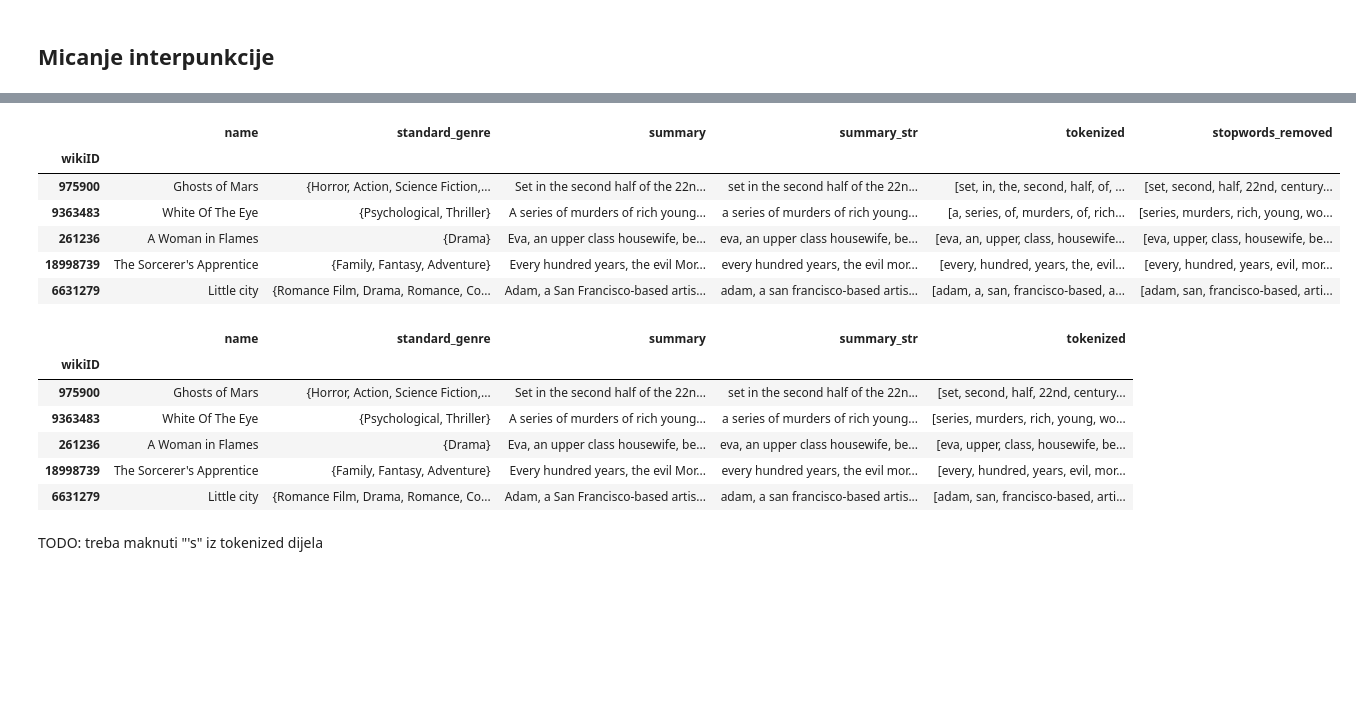
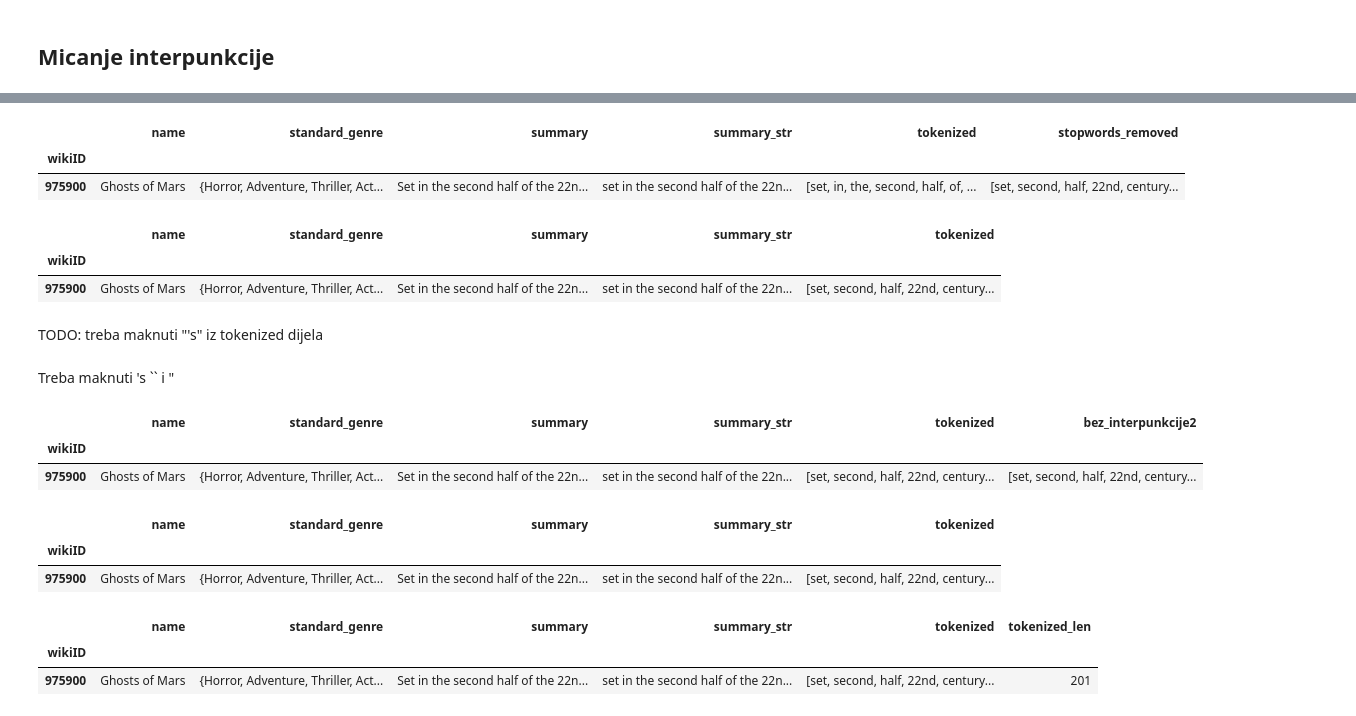
Before and after one commit to stjepanp/Strojno-Jataci, a Jupyter notebook: Plot summaries exploration.ipynb, the cells around one changed output, grey strips where cells are left out. Saved outputs shown, nothing was run; the diff lists cells and outputs as text; code cells hidden in the pictures; blank space fills up the shorter version.

```diff
--- a/Plot summaries exploration.ipynb
+++ b/Plot summaries exploration.ipynb
@@ -44,4 +44,4 @@ import numpy as np
 import matplotlib.pyplot as plt
 %matplotlib inline
 
-data = pd.read_pickle('data.pkl')
+data = pd.read_pickle('movie_metadata.pkl')
@@ -153,6 +151,4 @@ Ibrahim
 # %%
-data = data
-
 pd.set_option('display.max_colwidth', 1000)
 data['summary_str'] = [' '.join(map(str, word)) for word in data['no_contract']]
 
@@ -207,10 +195,10 @@ data.head()
 # %%
 import string
 
-data['summary_str'] = data['tokenized'].apply(
+data['bez_interpunkcije'] = data['tokenized'].apply(
     lambda x: [word for word in x if word not in string.punctuation])
 
-data.head()
+data.head()[:1]
 # %% [output]
 |  | name | standard_genre | summary | summary_str | tokenized | bez_interpunkcije |
 | wikiID |  |  |  |  |  |  |
@@ -235,31 +215,51 @@ data.head()
 # %%
 from nltk.corpus import stopwords, wordnet
 from nltk.stem import WordNetLemmatizer
 
 stop_words = set(stopwords.words('english'))
 data['stopwords_removed'] = data['tokenized'].apply(lambda x: [word for word in x if word not in stop_words])
 
-data.head()
+data.head()[:1]
 # %% [output]
 |  | name | standard_genre | summary | summary_str | tokenized | stopwords_removed |
 | wikiID |  |  |  |  |  |  |
-| 975900 | Ghosts of Mars | {Horror, Action, Science Fiction,... | Set in the second half of the 22n... | set in the second half of the 22n... | [set, in, the, second, half, of, ... | [set, second, half, 22nd, century... |
-| 9363483 | White Of The Eye | {Psychological, Thriller} | A series of murders of rich young... | a series of murders of rich young... | [a, series, of, murders, of, rich... | [series, murders, rich, young, wo... |
-| 261236 | A Woman in Flames | {Drama} | Eva, an upper class housewife, be... | eva, an upper class housewife, be... | [eva, an, upper, class, housewife... | [eva, upper, class, housewife, be... |
-| 18998739 | The Sorcerer's Apprentice | {Family, Fantasy, Adventure} | Every hundred years, the evil Mor... | every hundred years, the evil mor... | [every, hundred, years, the, evil... | [every, hundred, years, evil, mor... |
-| 6631279 | Little city | {Romance Film, Drama, Romance, Co... | Adam, a San Francisco-based artis... | adam, a san francisco-based artis... | [adam, a, san, francisco-based, a... | [adam, san, francisco-based, arti... |
+| 975900 | Ghosts of Mars | {Horror, Adventure, Thriller, Act... | Set in the second half of the 22n... | set in the second half of the 22n... | [set, in, the, second, half, of, ... | [set, second, half, 22nd, century... |
 # %%
 data['tokenized'] = data['stopwords_removed']
 data = data.drop(columns=['stopwords_removed'])
 
-data.head()
+data.head()[:1]
 # %% [output]
 |  | name | standard_genre | summary | summary_str | tokenized |
 | wikiID |  |  |  |  |  |
-| 975900 | Ghosts of Mars | {Horror, Action, Science Fiction,... | Set in the second half of the 22n... | set in the second half of the 22n... | [set, second, half, 22nd, century... |
-| 9363483 | White Of The Eye | {Psychological, Thriller} | A series of murders of rich young... | a series of murders of rich young... | [series, murders, rich, young, wo... |
-| 261236 | A Woman in Flames | {Drama} | Eva, an upper class housewife, be... | eva, an upper class housewife, be... | [eva, upper, class, housewife, be... |
-| 18998739 | The Sorcerer's Apprentice | {Family, Fantasy, Adventure} | Every hundred years, the evil Mor... | every hundred years, the evil mor... | [every, hundred, years, evil, mor... |
-| 6631279 | Little city | {Romance Film, Drama, Romance, Co... | Adam, a San Francisco-based artis... | adam, a san francisco-based artis... | [adam, san, francisco-based, arti... |
+| 975900 | Ghosts of Mars | {Horror, Adventure, Thriller, Act... | Set in the second half of the 22n... | set in the second half of the 22n... | [set, second, half, 22nd, century... |
 # %% [markdown]
 TODO: treba maknuti "'s" iz tokenized dijela
+# %% [markdown]
+Treba maknuti 's `` i "
+# %%
+data['bez_interpunkcije2'] = data['tokenized'].apply(
+    lambda x: [word for word in x if word not in {"'s", "``", "''"}])
+
+data.head()[:1]
+# %% [output]
+|  | name | standard_genre | summary | summary_str | tokenized | bez_interpunkcije2 |
+| wikiID |  |  |  |  |  |  |
+| 975900 | Ghosts of Mars | {Horror, Adventure, Thriller, Act... | Set in the second half of the 22n... | set in the second half of the 22n... | [set, second, half, 22nd, century... | [set, second, half, 22nd, century... |
+# %%
+data['tokenized'] = data['bez_interpunkcije2']
+data = data.drop(columns=['bez_interpunkcije2'])
+
+data.head()[:1]
+# %% [output]
+|  | name | standard_genre | summary | summary_str | tokenized |
+| wikiID |  |  |  |  |  |
+| 975900 | Ghosts of Mars | {Horror, Adventure, Thriller, Act... | Set in the second half of the 22n... | set in the second half of the 22n... | [set, second, half, 22nd, century... |
+# %%
+data['tokenized_len'] = data['tokenized'].apply(len)
+
+data.head()[:1]
+# %% [output]
+|  | name | standard_genre | summary | summary_str | tokenized | tokenized_len |
+| wikiID |  |  |  |  |  |  |
+| 975900 | Ghosts of Mars | {Horror, Adventure, Thriller, Act... | Set in the second half of the 22n... | set in the second half of the 22n... | [set, second, half, 22nd, century... | 201 |
```
Also changed, not shown: parts of 19 cells of this notebook.
